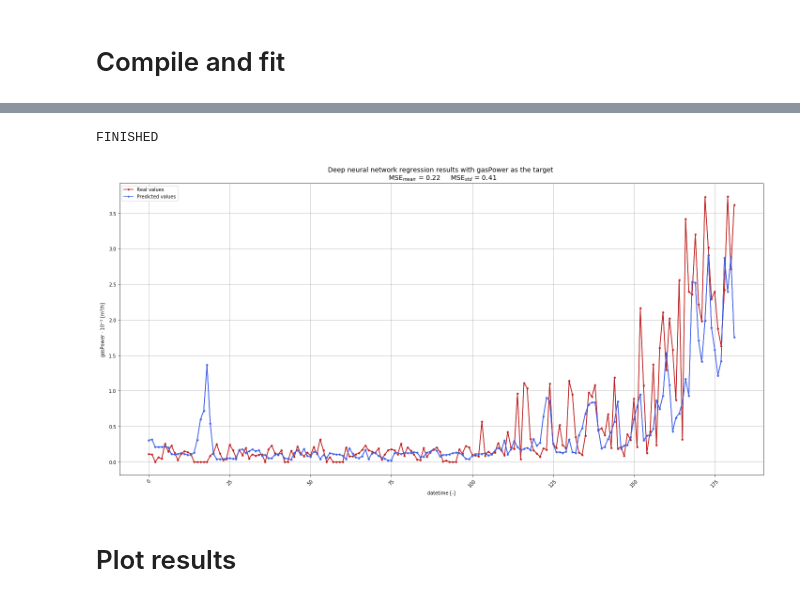
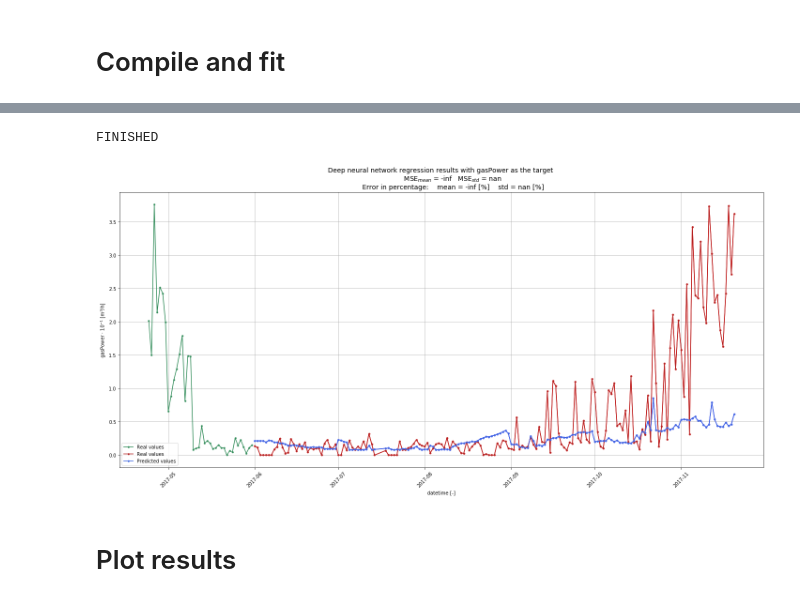
Before and after one commit to deKeijzer/KB-74-OPSCHALER, a Jupyter notebook: Personal_folders/Brian/Keras/8655 gasPower higher resolution.ipynb, the cells around one changed output, grey strips where cells are left out. Cells and saved outputs as stored; diff of their text form; code cells hidden in the pictures.

```diff
--- a/Personal_folders/Brian/Keras/8655 gasPower higher resolution.ipynb
+++ b/Personal_folders/Brian/Keras/8655 gasPower higher resolution.ipynb
@@ -137,4 +137,5 @@ df['month'] = df.index.month
 df['day'] = df.index.day
 df['hour'] = df.index.hour #create column containing the hour
 df['dayofweek'] = df.index.dayofweek
+df['season'] = (df.index.month%12 + 3)//3 # Calculates the season (categorical)
 # %% [output]
@@ -227,7 +226,7 @@ from sklearn.model_selection import train_test_split, TimeSeriesSplit
 
 seed = 42
 
-X = data.drop(['gasPower'], axis=1)
+X = data.drop(['gasPower', 'datetime'], axis=1)
 print('X columns final: %s' % list(X.columns))
 
 #sns.heatmap(X.corr(), annot=True)
@@ -305,13 +311,13 @@ def compile_fit(model):
 scores = []
 y_tests = []
 y_preds = []
-x_indices = []
+test_indices = []
 
-i = 0
-# Train on one month, try to predict 1 week ahead, n_splits=26, max_train_size=4*7
-for train_index, test_index in tqdm(TimeSeriesSplit(n_splits=26, max_train_size=None).split(X)):
-    i += 1
-    print("Train length: %s \t Test length: %s" % (len(train_index), len(test_index)))
+n = 4
+
+for train_index, test_index in TimeSeriesSplit(n_splits=n, max_train_size=1*7).split(X):
+    # Train on one month, try to predict 1 week ahead, n_splits=26, max_train_size=4*7
+    print("Train: %s \t Test: %s" % (train_index, test_index))
     X_train, X_test = X[train_index], X[test_index]
     y_train, y_test = y[train_index], y[test_index]
 
@@ -324,8 +330,8 @@ for train_index, test_index in tqdm(TimeSeriesSplit(n_splits=26, max_train_size=
     # Compile and fit the model
     model = compile_fit(model)
 
-    scores.append(model.evaluate(X_test, y_test)[0])
+    scores.append(model.evaluate(X_test, y_test))
     y_tests.append(y_test)
     y_preds.append(model.predict(X_test))
-    x_indices.append(i)
+    test_indices.append(test_index)
 # %% [output]
@@ -357,33 +348,41 @@ Train length: 28         Test length: 7
 # %%
 y_t = np.vstack(y_tests) # List of ndarrays to one ndarray
 y_p = np.vstack(y_preds)
-x_indices = np.arange(len(y_t)) # Create the index values
+
+# Get the x values for y predictions
+start = np.concatenate(test_indices)[0] # start y pred index
+stop = np.concatenate(test_indices)[-1] # stop y pred index
+x = data['datetime'][start:stop+1] # series of dates from start to stop+1
 
 plt.figure(figsize=(20,10))
-plt.plot(x_indices, y_t, '.-', color='r')
-plt.plot(x_indices, y_p, '.-', color='b')
+plt.plot(x, y_t, '.-', color='r')
+plt.plot(x, y_p, '.-', color='b')
 
-#plt.plot(x_indices, y_t, '.-', color='seagreen', label='Train values') # shows training data
-plt.plot(x_indices, y_t, '.-', color='firebrick', label='Real values', alpha=1)
-plt.plot(x_indices, y_p, '.-', color='royalblue', label='Predicted values', alpha=1)
+plt.plot(data['datetime'][:start], data['gasPower'][:start], '.-', color='seagreen', label='Real values') # shows training data
+plt.plot(x, y_t, '.-', color='firebrick', label='Real values', alpha=1)
+plt.plot(x, y_p, '.-', color='royalblue', label='Predicted values', alpha=1)
 
 plt.xlabel('datetime [-]')
 plt.ylabel(r'gasPower $\cdot$ 10$^{-%s}$ [m$^3$/h]' % magnitude)
 plt.xticks(rotation=45)
 plt.legend()
 plt.grid()
 
-mse_mean = np.mean(scores)
-mse_std = np.std(scores)
+mse_mean = np.mean(scores[0])
+mse_std = np.std(scores[0])
+percentage_mean = np.mean(scores[1])
+percentage_std = np.std(scores[1])
 
-plt.title('Deep neural network regression results with gasPower as the target \n MSE$_{mean}$ = %.2f \t MSE$_{std}$ = %.2f' % (mse_mean, mse_std), fontsize = 14)
+plt.title('Deep neural network regression results with gasPower as the target \n \
+          MSE$_{mean}$ = %.2f \t MSE$_{std}$ = %.2f \n \
+          Error in percentage:    mean = %.2f [%%]    std = %.2f [%%]' % (mse_mean, mse_std, percentage_mean, percentage_std), fontsize = 14)
 plt.tight_layout()
 
-#plt.savefig('figures/LSTM_result_all.png', dpi=1000)
+plt.savefig('figures/8655 result.png', dpi=1000)
 print('FINISHED')
 # %% [output]
 FINISHED
-[figure, old version]
+[figure, new version]
 # %% [markdown]
 # Plot results
 # %%
```
Also changed, not shown: parts of 11 cells of this notebook, 6 other files.
